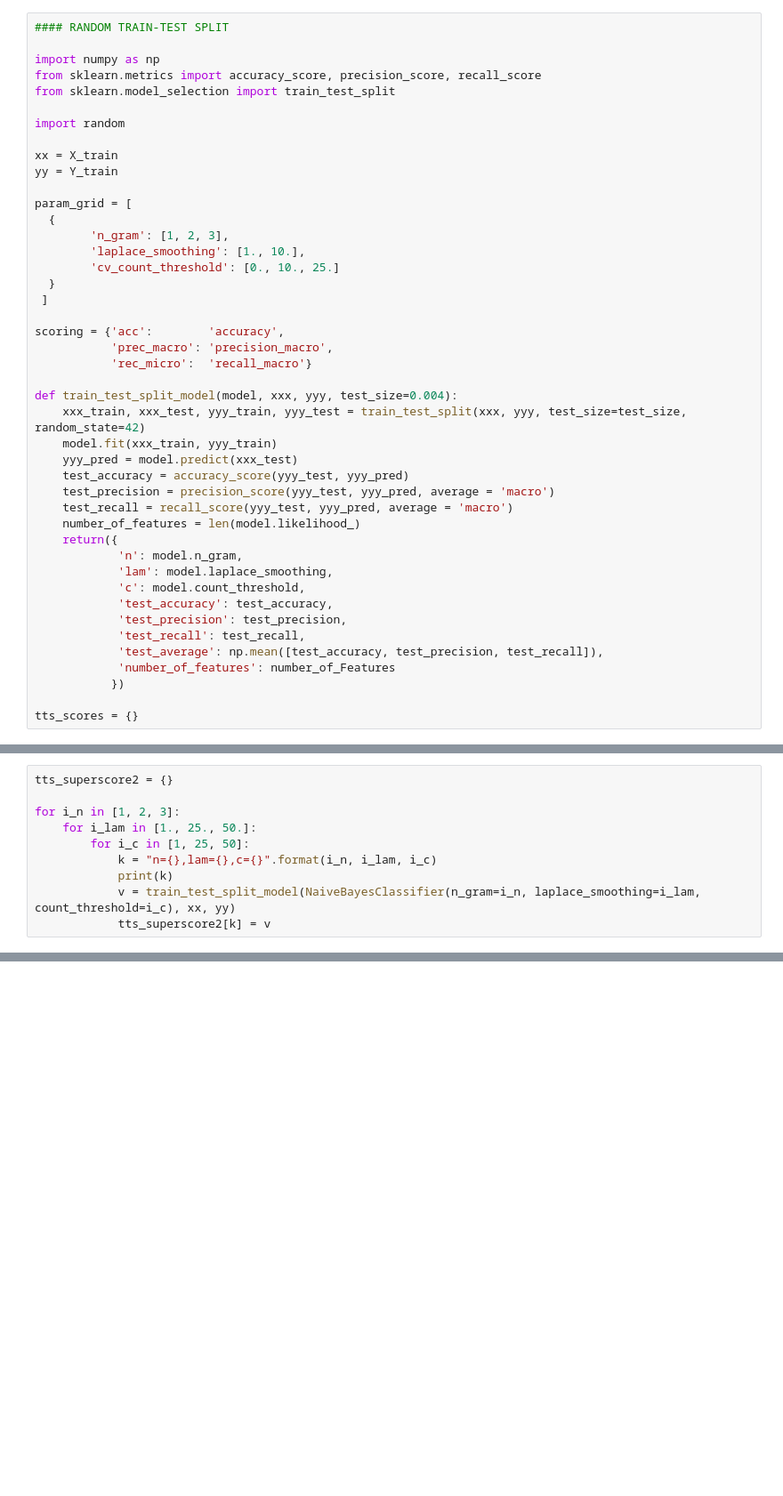
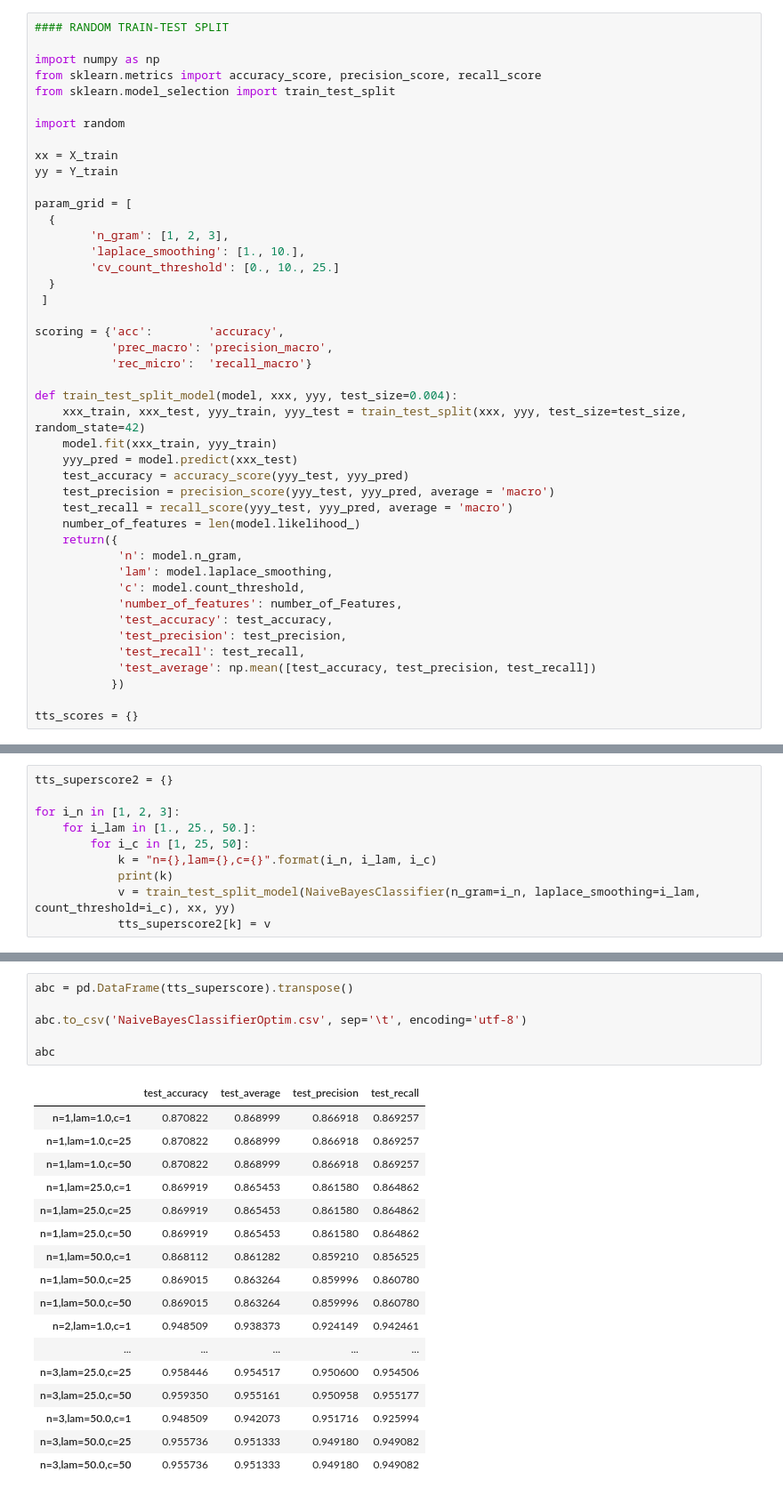
Before and after one commit to wornbb/COMP551P2, a Jupyter notebook: NaiveBayesClassifier.ipynb, the cells around one changed output, grey strips where cells are left out. Shown: that part at 89% size. Drawn from its saved outputs; the diff is of its cells as text; blank space fills up the shorter version.

```diff
--- a/NaiveBayesClassifier.ipynb
+++ b/NaiveBayesClassifier.ipynb
@@ -232,11 +232,11 @@ def train_test_split_model(model, xxx, yyy, test_size=0.004):
             'n': model.n_gram,
             'lam': model.laplace_smoothing,
             'c': model.count_threshold,
+            'number_of_features': number_of_Features,
             'test_accuracy': test_accuracy,
             'test_precision': test_precision,
             'test_recall': test_recall,
-            'test_average': np.mean([test_accuracy, test_precision, test_recall]),
-            'number_of_features': number_of_Features
+            'test_average': np.mean([test_accuracy, test_precision, test_recall])
            })
 
 tts_scores = {}
@@ -300,3 +298,27 @@ pd.DataFrame(tts_superscore).transpose()
+# %%
+abc = pd.DataFrame(tts_superscore).transpose()
+
+abc.to_csv('NaiveBayesClassifierOptim.csv', sep='\t', encoding='utf-8')
+
+abc
+# %% [output]
+|  | test_accuracy | test_average | test_precision | test_recall |
+| n=1,lam=1.0,c=1 | 0.870822 | 0.868999 | 0.866918 | 0.869257 |
+| n=1,lam=1.0,c=25 | 0.870822 | 0.868999 | 0.866918 | 0.869257 |
+| n=1,lam=1.0,c=50 | 0.870822 | 0.868999 | 0.866918 | 0.869257 |
+| n=1,lam=25.0,c=1 | 0.869919 | 0.865453 | 0.861580 | 0.864862 |
+| n=1,lam=25.0,c=25 | 0.869919 | 0.865453 | 0.861580 | 0.864862 |
+| n=1,lam=25.0,c=50 | 0.869919 | 0.865453 | 0.861580 | 0.864862 |
+| n=1,lam=50.0,c=1 | 0.868112 | 0.861282 | 0.859210 | 0.856525 |
+| n=1,lam=50.0,c=25 | 0.869015 | 0.863264 | 0.859996 | 0.860780 |
+| n=1,lam=50.0,c=50 | 0.869015 | 0.863264 | 0.859996 | 0.860780 |
+| n=2,lam=1.0,c=1 | 0.948509 | 0.938373 | 0.924149 | 0.942461 |
+| ... | ... | ... | ... | ... |
+| n=3,lam=25.0,c=25 | 0.958446 | 0.954517 | 0.950600 | 0.954506 |
+| n=3,lam=25.0,c=50 | 0.959350 | 0.955161 | 0.950958 | 0.955177 |
+| n=3,lam=50.0,c=1 | 0.948509 | 0.942073 | 0.951716 | 0.925994 |
+| n=3,lam=50.0,c=25 | 0.955736 | 0.951333 | 0.949180 | 0.949082 |
+| n=3,lam=50.0,c=50 | 0.955736 | 0.951333 | 0.949180 | 0.949082 |
 # %%
 #### K FOLD IS TOO SLOW
 
```
Also changed, not shown: parts of 2 cells of this notebook, 3 other files.
